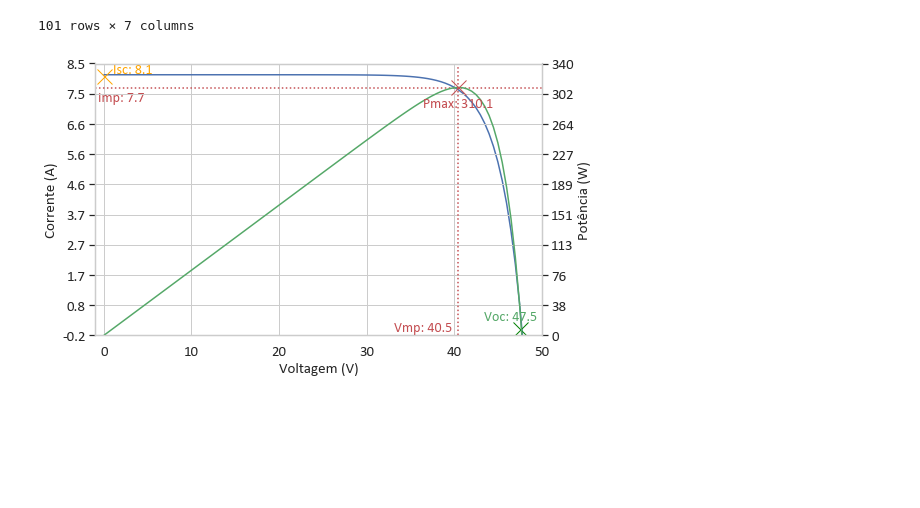
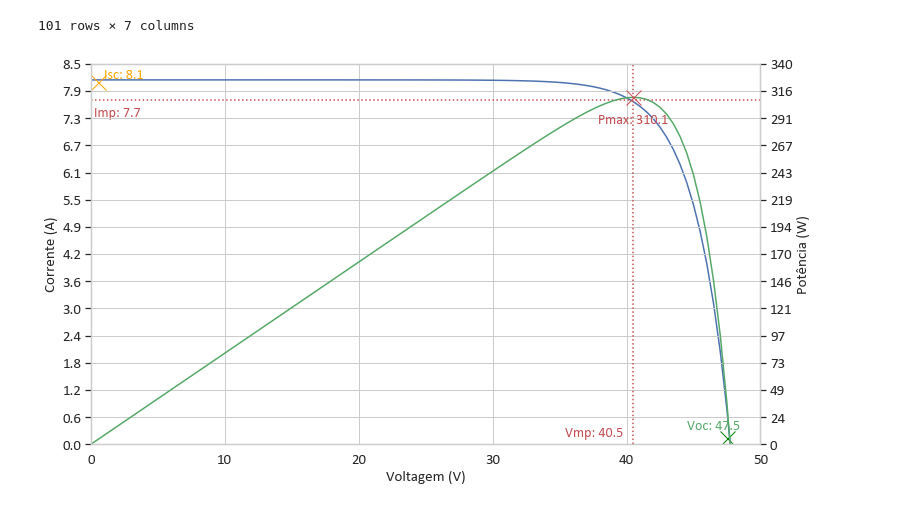
Before and after one commit to gtkacz/qta-projeto4, a Jupyter notebook: caracterizacao.ipynb, the cells around one changed output. Drawn from its saved outputs; the diff is of its cells as text; code cells hidden in the pictures; blank space fills up the shorter version.

```diff
--- a/caracterizacao.ipynb
+++ b/caracterizacao.ipynb
@@ -6,7 +6,8 @@ from matplotlib.ticker import FormatStrFormatter
 locale.setlocale(locale.LC_ALL, 'pt_BR.UTF-8')
 sns.set()
 sns.set_style('whitegrid')
-plt.rcParams['figure.figsize'] = (8,5)
+#plt.rcParams['figure.figsize'] = (8,5)
+plt.rcParams['figure.figsize'] = (12,7)
 plt.rcParams['font.family'] = 'Calibri'
 plt.rc('font', size=14)
 plt.rc('axes', labelsize=15)
@@ -54,36 +55,36 @@ Vmp = round((df_max['Voltagem (V)']), 1)
 # %%
 fig, ax1 = plt.subplots()
 ax2 = ax1.twinx()
 
 ax1.plot(df['Voltagem (V)'], df['Corrente (A)'])
 ax2.plot(df['Voltagem (V)'], df['Potência (W)'], c='g')
 
-ax1.plot(0, Isc, marker="x", markersize=15, markeredgecolor="orange")
+ax1.plot(0.5, Isc, marker="x", markersize=15, markeredgecolor="orange")
 ax1.annotate(f'Isc: {Isc}', (1, Isc), ha='left', va='bottom', c='orange')
-ax1.plot(Voc, 0, marker="x", markersize=15, markeredgecolor="green")
+ax1.plot(Voc, 0.15, marker="x", markersize=15, markeredgecolor="green")
 ax1.annotate(f'Voc: {Voc}', (Voc-1, 0.4), ha='center', va='center', c='g')
 
 ax2.plot(Vmp, Pmax, marker="x", markersize=15, markeredgecolor="r")
 ax2.annotate(f'Pmax: {Pmax}', (Vmp, Pmax-20), ha='center', va='center', c='r')
 ax1.axhline(y=Imp, color='r', linestyle=':')
 ax1.annotate(f'Imp: {Imp}', (2, Imp-0.3), ha='center', va='center', c='r')
 ax2.axvline(x=Vmp, color='r', linestyle=':')
 ax2.annotate(f'Vmp: {Vmp}', (Vmp-0.75, 10), ha='right', va='center', c='r')
 
 ax1.set_ylabel('Corrente (A)')
 ax2.set_ylabel('Potência (W)')
 ax1.set_xlabel('Voltagem (V)')
-ax1.set_ylim([-0.2, 8.5])
+ax1.set_ylim([0, 8.5])
 ax2.set_ylim([0, 340])
-ax1.set_xlim([-1, 50])
-ax2.set_xlim([-1, 50])
-ax1.yaxis.set_major_locator(mtick.LinearLocator(10))
-ax2.yaxis.set_major_locator(mtick.LinearLocator(10))
+ax1.set_xlim([0, 50])
+ax2.set_xlim([0, 50])
+ax1.yaxis.set_major_locator(mtick.LinearLocator(15))
+ax2.yaxis.set_major_locator(mtick.LinearLocator(15))
 ax1.yaxis.set_major_formatter(FormatStrFormatter('%.1f'))
 ax2.yaxis.set_major_formatter(FormatStrFormatter('%.0f'))
 #ax1.autoscale(enable=True, axis='y')
 #ax2.autoscale(enable=True, axis='y')
 plt.show()
 # %% [output]
-[figure, old version]
+[figure, new version]
 # %%
```
Also changed, not shown: parts of 2 cells of this notebook.
